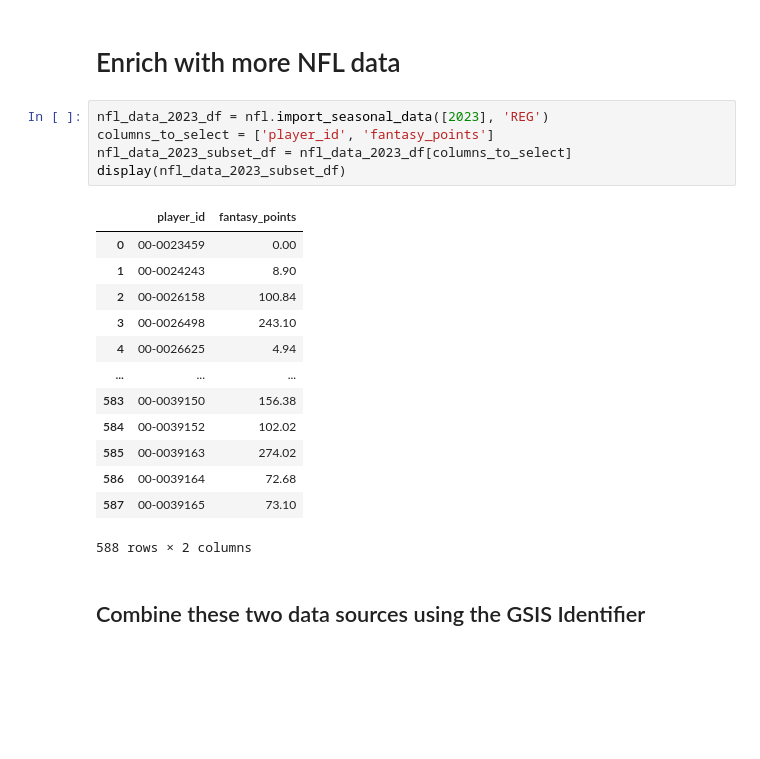
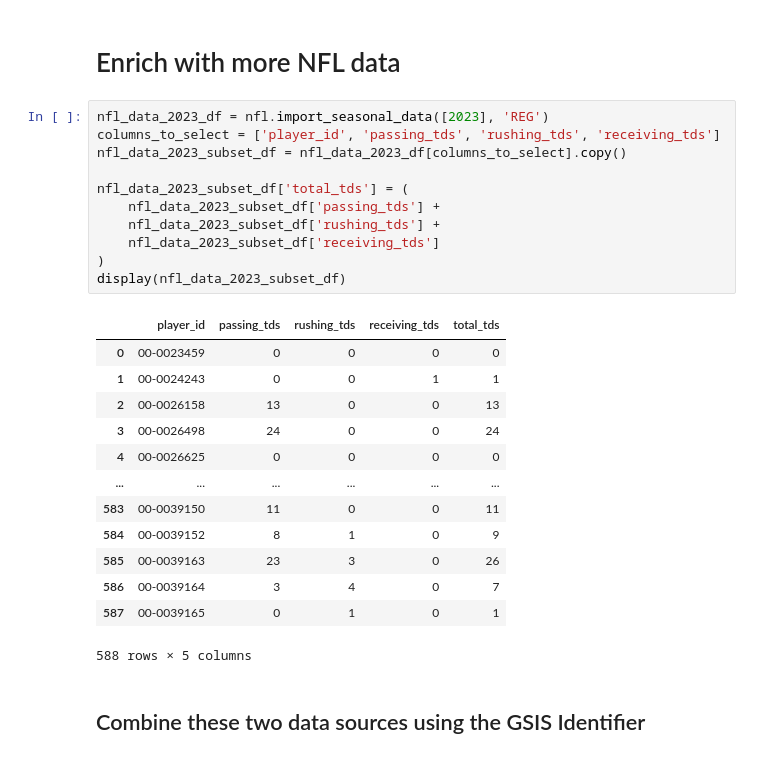
Before and after one commit to Ryandaydev/analytics-project-ch9-first-shot, a Jupyter notebook: chapter9/notebooks/football_notebook.ipynb, the cells around one changed output. Cells and saved outputs as stored; diff of their text form; blank space fills up the shorter version.

```diff
--- a/chapter9/notebooks/analytics_notebook_2.ipynb
+++ b/chapter9/notebooks/football_notebook.ipynb
@@ -158,23 +160,29 @@ display(flat_team_df_ordered)
 # Enrich with more NFL data
 # %%
 nfl_data_2023_df = nfl.import_seasonal_data([2023], 'REG')
-columns_to_select = ['player_id', 'fantasy_points']
-nfl_data_2023_subset_df = nfl_data_2023_df[columns_to_select]
+columns_to_select = ['player_id', 'passing_tds', 'rushing_tds', 'receiving_tds']
+nfl_data_2023_subset_df = nfl_data_2023_df[columns_to_select].copy()
+
+nfl_data_2023_subset_df['total_tds'] = (
+    nfl_data_2023_subset_df['passing_tds'] +
+    nfl_data_2023_subset_df['rushing_tds'] +
+    nfl_data_2023_subset_df['receiving_tds']
+)
 display(nfl_data_2023_subset_df)
 # %% [output]
-|  | player_id | fantasy_points |
-| 0 | 00-0023459 | 0.00 |
-| 1 | 00-0024243 | 8.90 |
-| 2 | 00-0026158 | 100.84 |
-| 3 | 00-0026498 | 243.10 |
-| 4 | 00-0026625 | 4.94 |
-| ... | ... | ... |
-| 583 | 00-0039150 | 156.38 |
-| 584 | 00-0039152 | 102.02 |
-| 585 | 00-0039163 | 274.02 |
-| 586 | 00-0039164 | 72.68 |
-| 587 | 00-0039165 | 73.10 |
+|  | player_id | passing_tds | rushing_tds | receiving_tds | total_tds |
+| 0 | 00-0023459 | 0 | 0 | 0 | 0 |
+| 1 | 00-0024243 | 0 | 0 | 1 | 1 |
+| 2 | 00-0026158 | 13 | 0 | 0 | 13 |
+| 3 | 00-0026498 | 24 | 0 | 0 | 24 |
+| 4 | 00-0026625 | 0 | 0 | 0 | 0 |
+| ... | ... | ... | ... | ... | ... |
+| 583 | 00-0039150 | 11 | 0 | 0 | 11 |
+| 584 | 00-0039152 | 8 | 1 | 0 | 9 |
+| 585 | 00-0039163 | 23 | 3 | 0 | 26 |
+| 586 | 00-0039164 | 3 | 4 | 0 | 7 |
+| 587 | 00-0039165 | 0 | 1 | 0 | 1 |
-588 rows × 2 columns
+588 rows × 5 columns
 # %% [markdown]
 ## Combine these two data sources using the GSIS Identifier
 # %%
```
Also changed, not shown: parts of 9 cells of this notebook, 1 other file.
